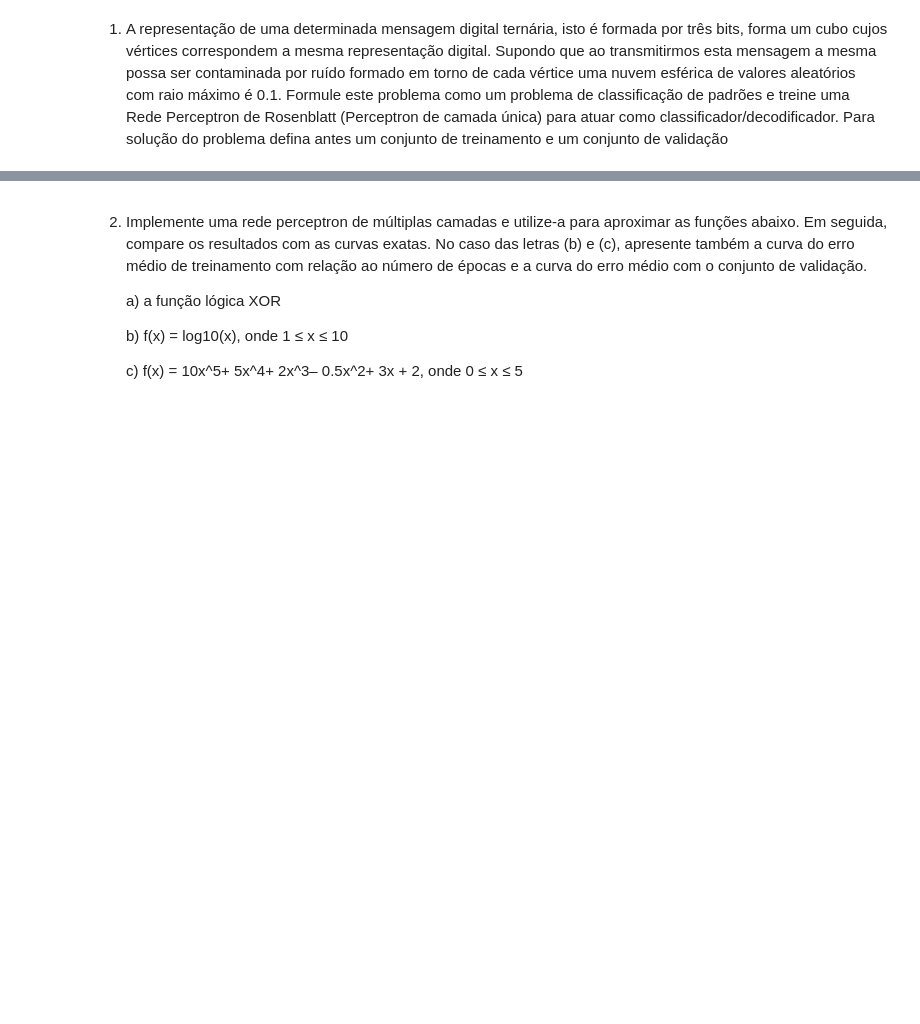
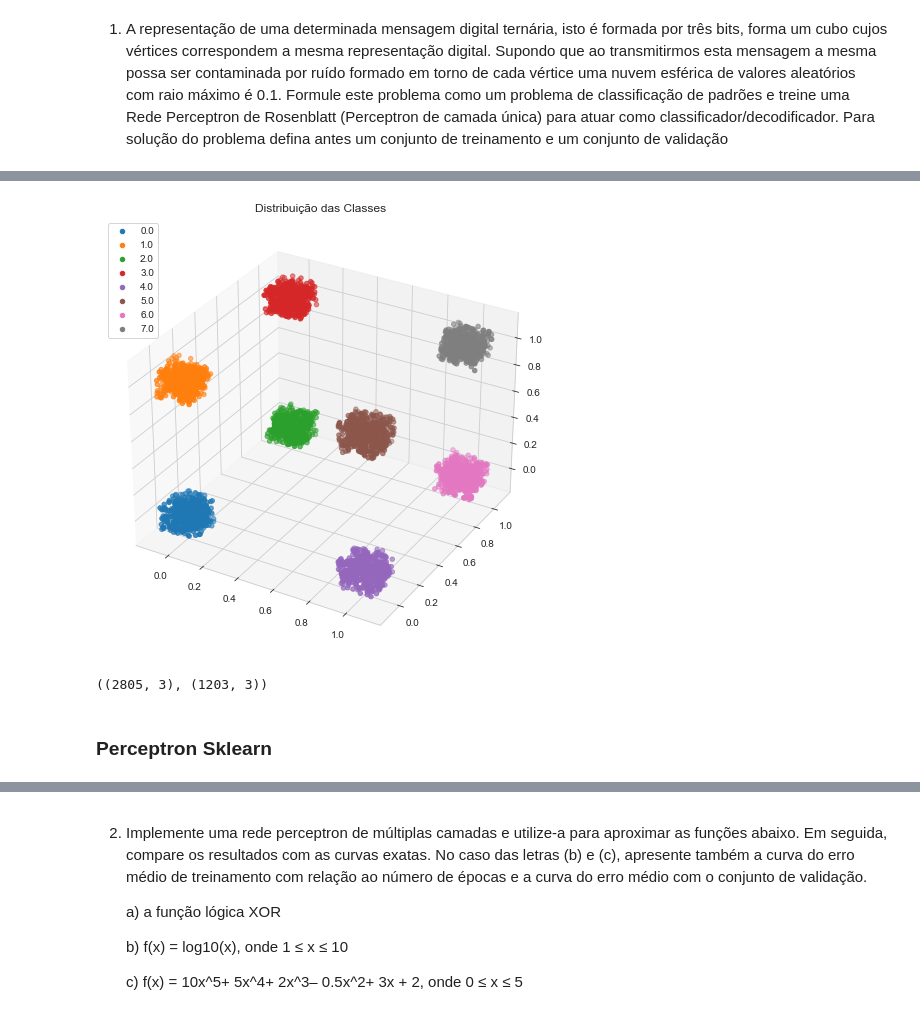
Before and after one commit to gregorylira/Deep-Learning-Mestrado, a Jupyter notebook: Atividade 1/main.ipynb, the cells around one changed output, grey strips where cells are left out. Saved outputs shown, nothing was run; the diff lists cells and outputs as text; code cells hidden in the pictures; blank space fills up the shorter version.

```diff
--- a/Atividade 1/main.ipynb
+++ b/Atividade 1/main.ipynb
@@ -82,0 +55,6 @@ data
+# %%
+classes = np.array( [i for i in range(8)] ).T
+# %%
+dados = np.column_stack((dados,classes))
+
+dados
@@ -82,0 +70,4 @@ data
+# %%
+df = pd.DataFrame(dados, columns=['One','Two','Three','Class'])
+
+df
@@ -98,0 +99,4 @@ dados_novos
+# %%
+new_df = create_new_df(df, 500)
+new_df = new_df.sort_values(by=['Class'])
+new_df
@@ -99,23 +129,32 @@ dados_novos
 # %%
-classes = dados_novos['class'].unique()
+def plot3d(df):
 
-figure = plt.figure(figsize=(20,10))
-axis = figure.add_subplot(111, projection='3d')
+    classes = df['Class'].unique()
 
-for classe in classes:
-    valores =  dados_novos[dados_novos['class'] == classe].values
-    x = valores[:,0]
-    y = valores[:,1]
-    z = valores[:,2]
-    axis.scatter(x,y,z, label=classe)
+    fig = plt.figure(figsize=(12,8))
+    ax = fig.add_subplot(111, projection='3d')
 
-axis.legend()
+    for classe in classes:
+        valores = df[df['Class'] == classe].values
+        x,y,z = valores[:,0] , valores[:,1], valores[:,2]
+        ax.scatter(x,y,z, label=classe)
+
+    ax.set_title("Distribuição das Classes")
+    ax.legend(loc="best")
+
+plot3d(new_df)
+# %% [output]
+[figure, added]
 # %%
-X = dados_novos[['x1','x2','x3']].values
-y = dados_novos[['class']].values.ravel()
+X = new_df[['One','Two','Three']].values
+y = new_df[['Class']].values.ravel()
 
-X_train, X_test, y_train, y_test = train_test_split(X,y, test_size= 0.3)
-X_train.shape, X_test.shape
+X_train, X_test, y_train, y_test = train_test_split(X,y, test_size=0.3)
+X_train.shape , X_test.shape
+# %% [output]
+((2805, 3), (1203, 3))
+# %% [markdown]
+### Perceptron Sklearn
 # %%
 model = Perceptron()
 model.fit(X_train,y_train)
```
Also changed, not shown: parts of 154 cells of this notebook.
